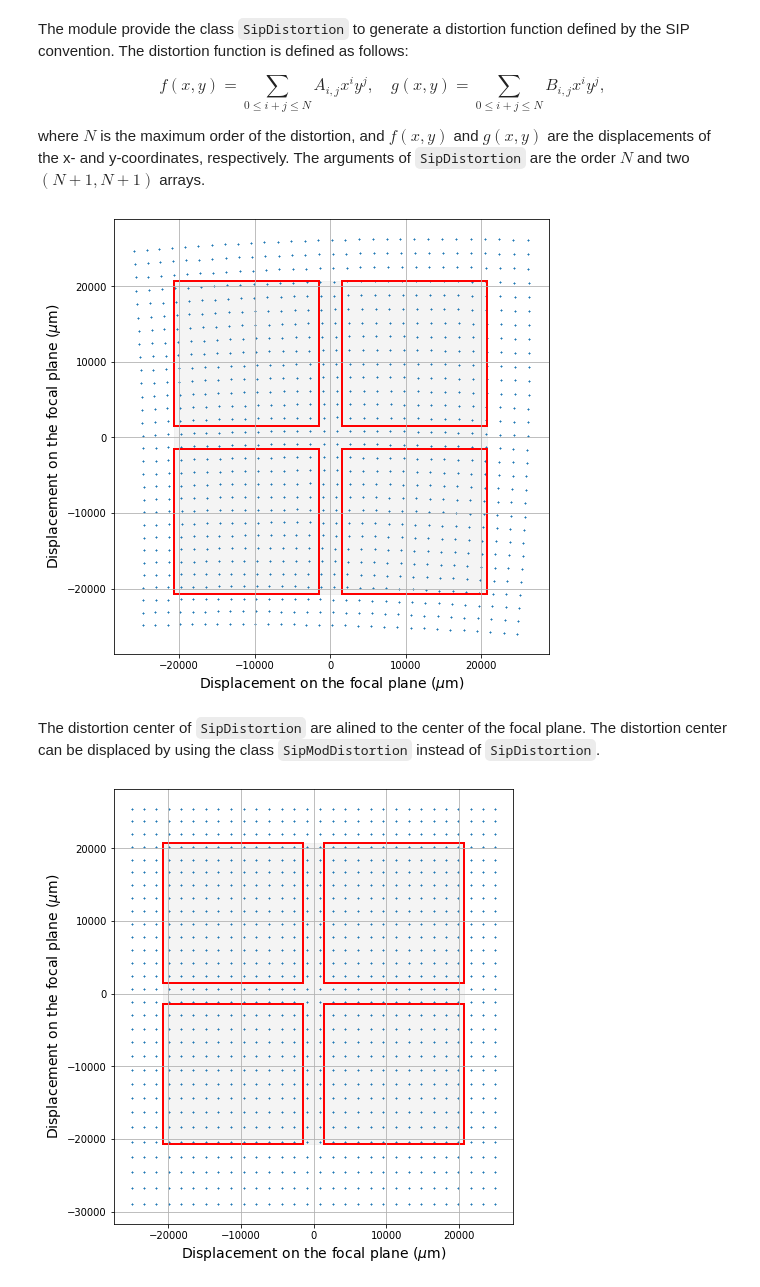
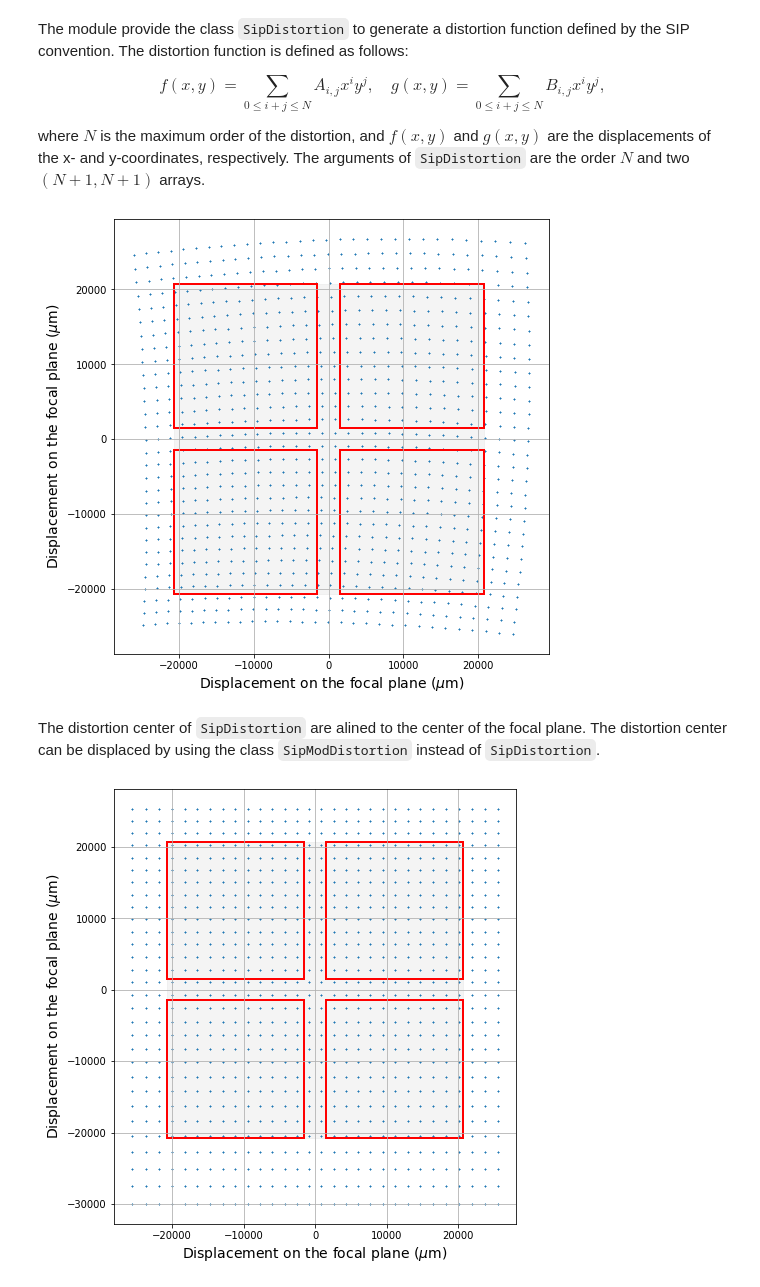
Before and after one commit to JASMINE-Mission/jasmine_warpfield, a Jupyter notebook: notebook/tutorial_08_legendre_distortion_function.ipynb, the cells around one changed output. Saved outputs shown, nothing was run; the diff lists cells and outputs as text; code cells hidden in the pictures.

```diff
--- a/notebook/tutorial_07_simple_distortion_function.ipynb
+++ b/notebook/tutorial_08_legendre_distortion_function.ipynb
@@ -55,31 +55,32 @@ $$
 
 where $N$ is the maximum order of the distortion, and $f(x,y)$ and $g(x,y)$ are the displacements of the x- and y-coordinates, respectively. The arguments of `SipDistortion` are the order $N$ and two $(N+1, N+1)$ arrays.
 # %%
-from warpfield.telescope.distortion.sip import SipDistortion
+from warpfield.telescope.distortion.legendre import LegendreDistortion
 sip_a = np.zeros((6,6))
 sip_b = np.zeros((6,6))
-sip_a[2,0] = -1e-6
-sip_a[1,1] = -1e-6
-sip_a[0,2] =  1e-6
-sip_b[2,0] =  1e-6
-sip_b[1,1] = -1e-6
-sip_b[0,2] = -1e-6
-distortion = SipDistortion(5, sip_a, sip_b)
+sip_a[2,0] = -1e3
+sip_a[1,1] = -1e3
+sip_a[0,2] =  1e3
+sip_b[2,0] =  1e3
+sip_b[1,1] = -1e3
+sip_b[0,2] = -1e3
+distortion = LegendreDistortion(5, sip_a, sip_b)
 jasmine.set_distortion(distortion)
 jasmine.display_focal_plane(src)
 # %% [output]
-[figure, old version]
+[figure, new version]
 # %% [markdown]
 The distortion center of `SipDistortion` are alined to the center of the focal plane. The distortion center can be displaced by using the class `SipModDistortion` instead of `SipDistortion`.
 # %%
-from warpfield.telescope.distortion.sip import SipModDistortion
+from warpfield.telescope.distortion.legendre import AltLegendreDistortion
 sip_a = np.zeros((6,6))
 sip_b = np.zeros((6,6))
 sip_c = np.array([0,20000])
-sip_a[3,0] =  3e-11
-sip_b[0,3] = -3e-11
-distortion = SipModDistortion(5, sip_c, sip_a, sip_b)
+sip_a[3        self.center = np.array(self.center).reshape((2,1))
+,0] = -5e2
+sip_b[0,3] = -5e2
+distortion = AltLegendreDistortion(5, sip_c, sip_a, sip_b)
 jasmine.set_distortion(distortion)
 jasmine.display_focal_plane(src)
 # %% [output]
-[figure, old version]
+[figure, new version]
```
